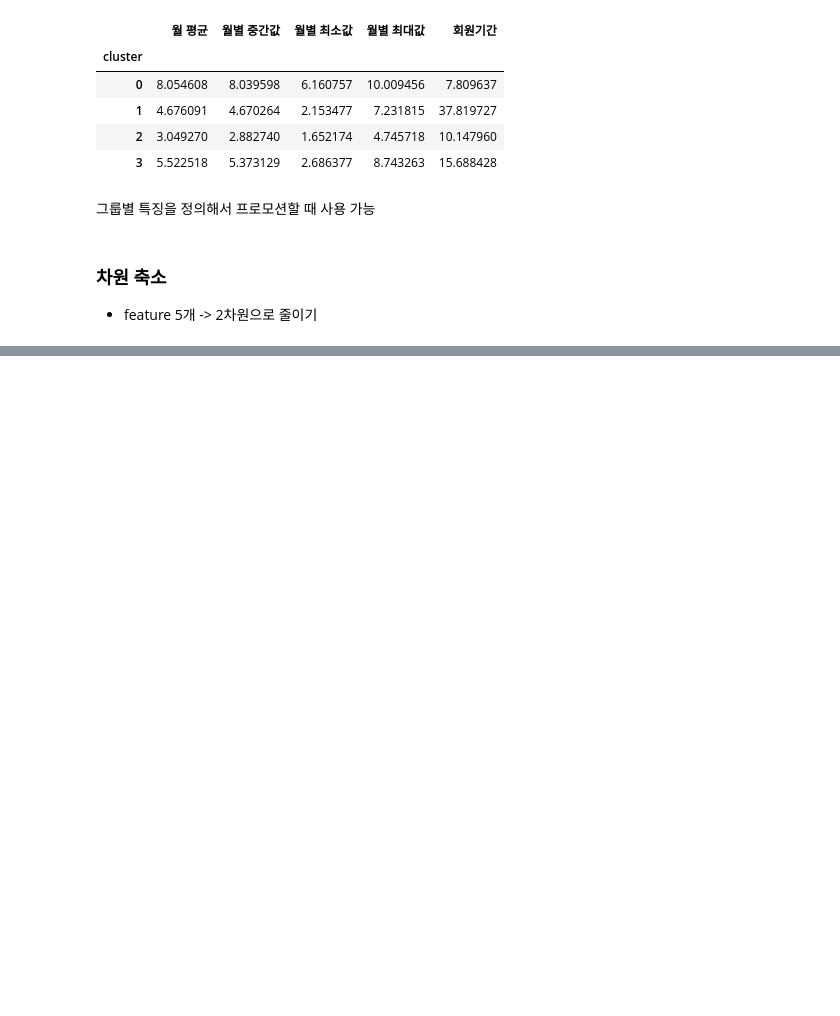
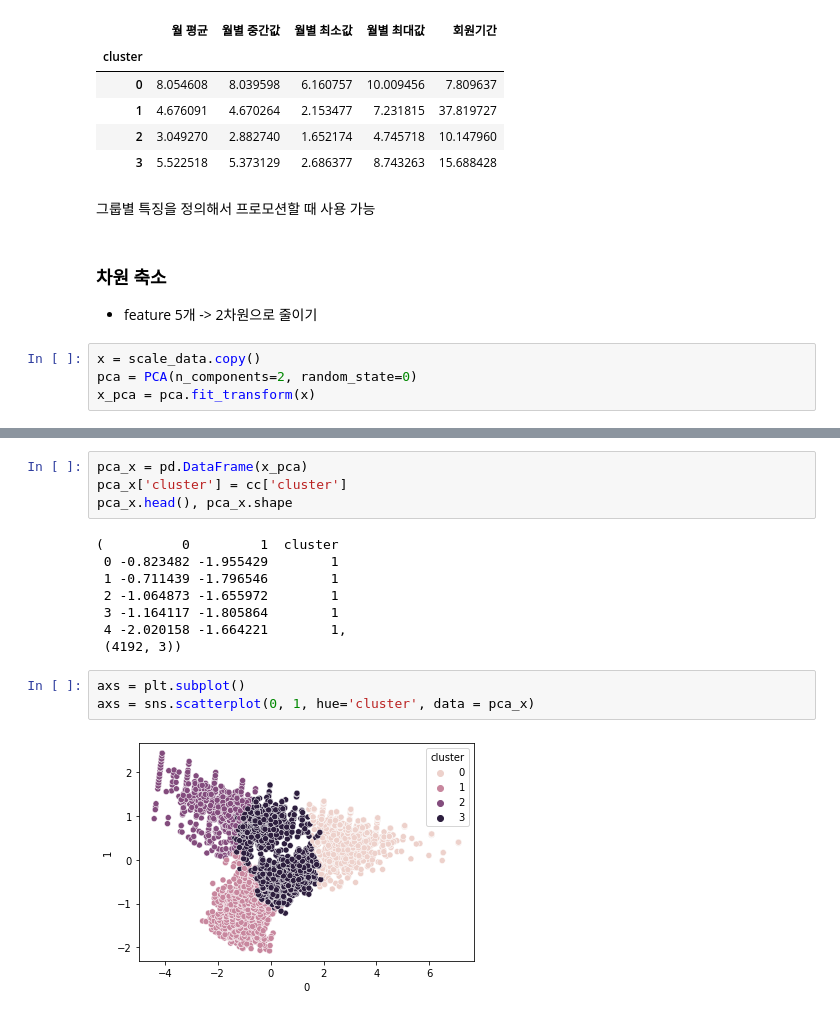
Before and after one commit to JJongSSu/Study, a Jupyter notebook: AI/2주차/5일차/전처리.ipynb, the cells around one changed output, grey strips where cells are left out. Drawn from its saved outputs; the diff is of its cells as text; blank space fills up the shorter version.

```diff
--- a/AI/2주차/5일차/전처리.ipynb
+++ b/AI/2주차/5일차/전처리.ipynb
@@ -131,3 +129,7 @@ cc.groupby('cluster').mean()
 # %% [markdown]
 ### 차원 축소
 - feature 5개 -> 2차원으로 줄이기
+# %%
+x = scale_data.copy()
+pca = PCA(n_components=2, random_state=0)
+x_pca = pca.fit_transform(x)
@@ -133,0 +147,17 @@ cc.groupby('cluster').mean()
+# %%
+pca_x = pd.DataFrame(x_pca)
+pca_x['cluster'] = cc['cluster']
+pca_x.head(), pca_x.shape
+# %% [output]
+(          0         1  cluster
+ 0 -0.823482 -1.955429        1
+ 1 -0.711439 -1.796546        1
+ 2 -1.064873 -1.655972        1
+ 3 -1.164117 -1.805864        1
+ 4 -2.020158 -1.664221        1,
+ (4192, 3))
+# %%
+axs = plt.subplot()
+axs = sns.scatterplot(0, 1, hue='cluster', data = pca_x)
+# %% [output]
+[figure, added]
```
Also changed, not shown: parts of 15 cells of this notebook, 2 other files.
